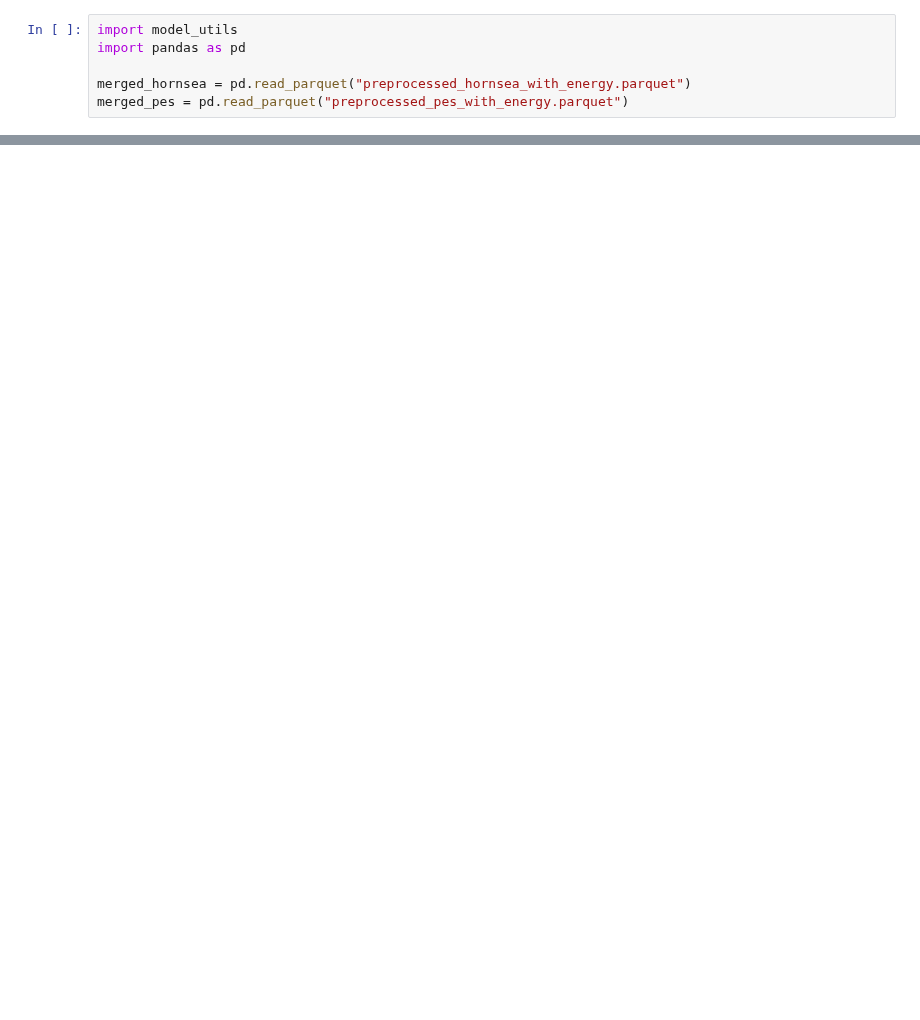
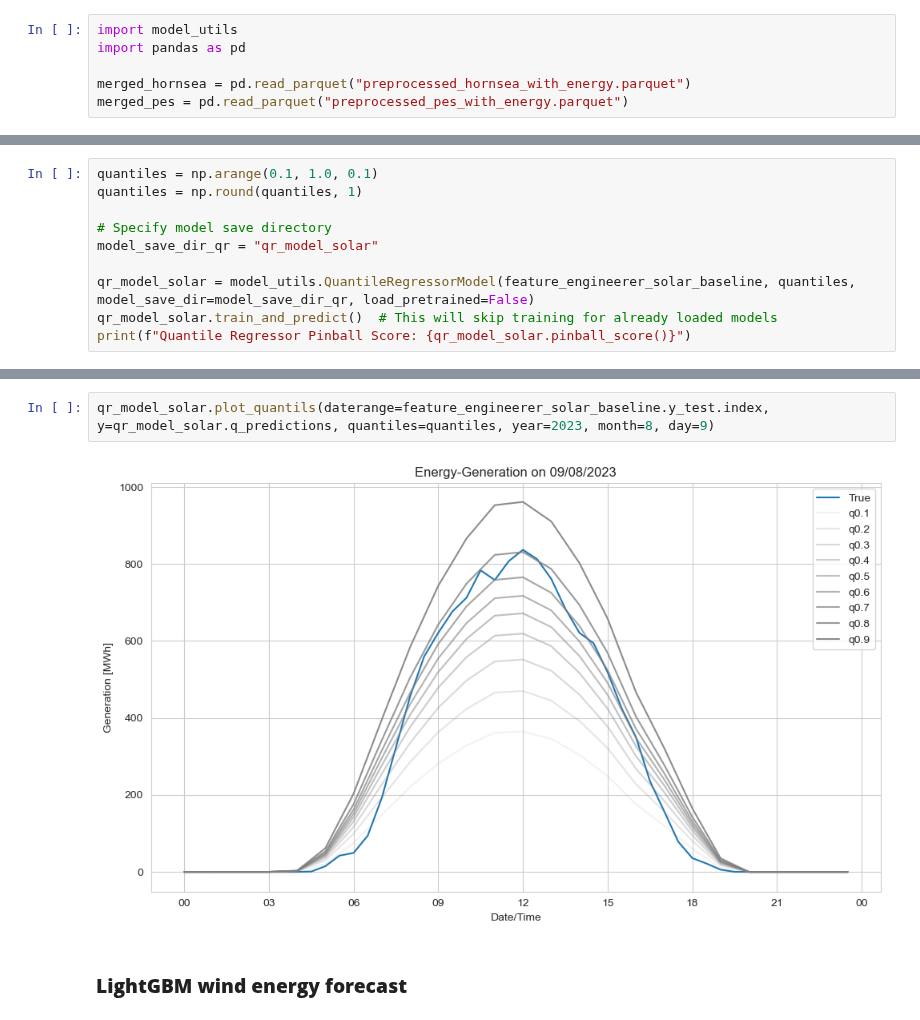
Before and after one commit to av1c3nna/awp2, a Jupyter notebook: model_training.ipynb, the cells around one changed output, grey strips where cells are left out. Cells and saved outputs as stored; diff of their text form; blank space fills up the shorter version.

Commit message:
final model code

```diff
--- a/model_training.ipynb
+++ b/model_training.ipynb
@@ -429,0 +65,10 @@ nn_solar.plot_quantils(feature_engineerer_solar.y_test.index, nn_solar.q_predict
+# %%
+quantiles = np.arange(0.1, 1.0, 0.1)
+quantiles = np.round(quantiles, 1)
+
+# Specify model save directory
+model_save_dir_qr = "qr_model_solar"
+
+qr_model_solar = model_utils.QuantileRegressorModel(feature_engineerer_solar_baseline, quantiles, model_save_dir=model_save_dir_qr, load_pretrained=False)
+qr_model_solar.train_and_predict()  # This will skip training for already loaded models
+print(f"Quantile Regressor Pinball Score: {qr_model_solar.pinball_score()}")
@@ -429,0 +86,6 @@ nn_solar.plot_quantils(feature_engineerer_solar.y_test.index, nn_solar.q_predict
+# %%
+qr_model_solar.plot_quantils(daterange=feature_engineerer_solar_baseline.y_test.index, y=qr_model_solar.q_predictions, quantiles=quantiles, year=2023, month=8, day=9)
+# %% [output]
+[figure, added]
+# %% [markdown]
+### __LightGBM wind energy forecast__
```
Also changed, not shown: parts of 48 cells of this notebook, 1 other file.
